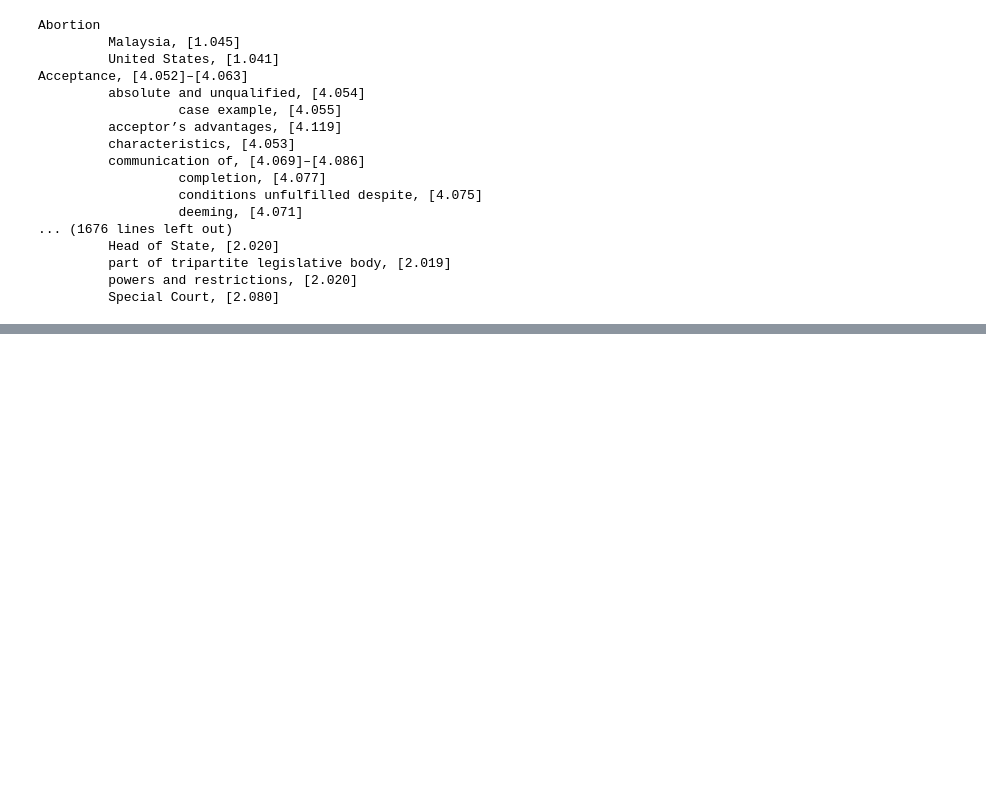
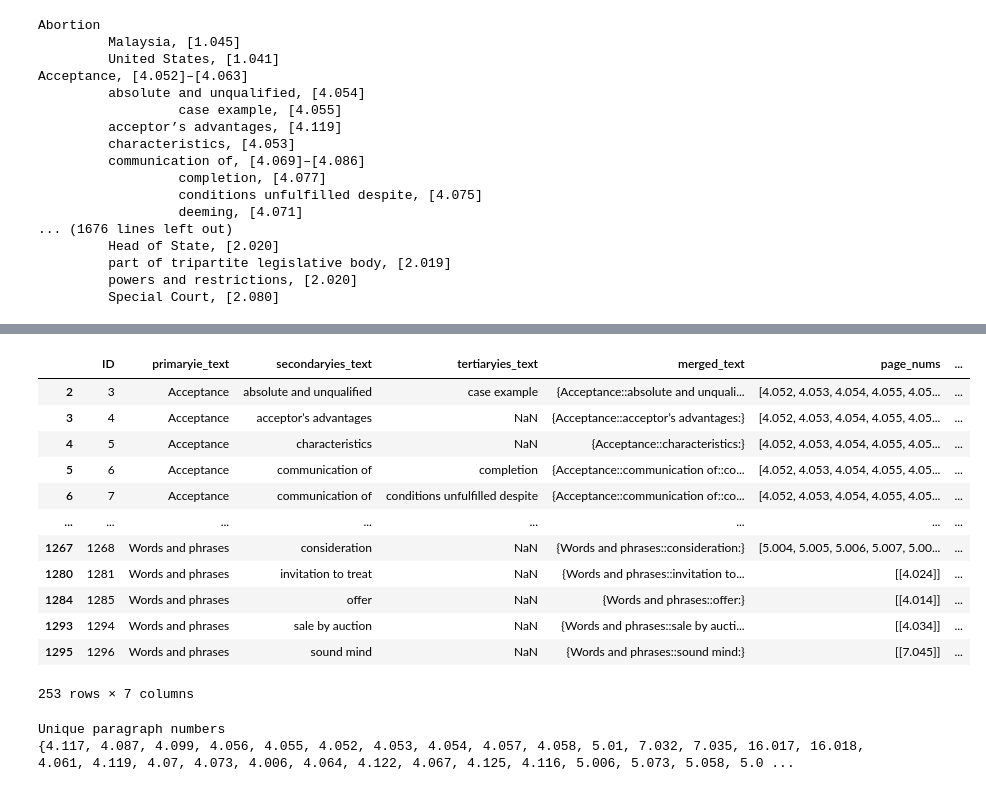
Before and after one commit to christinakang/Legal-Text-Annotation-Web-Application-, a Jupyter notebook: Data Pre-Process Python/index_extraction.ipynb, the cells around one changed output, grey strips where cells are left out. Saved outputs shown, nothing was run; the diff lists cells and outputs as text; code cells hidden in the pictures; blank space fills up the shorter version.

Commit message:
Update the index

```diff
--- a/Data Pre-Process Python/index_extraction.ipynb
+++ b/Data Pre-Process Python/index_extraction.ipynb
@@ -286,0 +275,58 @@ for concept in legal_concepts:
+# %%
+# Function to handle various list formats
+def flatten_and_convert(nums):
+    flattened = []
+    for num in nums:
+        if isinstance(num, list):
+            flattened.extend(num)
+        else:
+            flattened.append(num)
+    return [convert_to_float(num) for num in flattened]
+
+# Function to convert strings to floats and handle possible brackets
+def convert_to_float(num):
+    num = num.strip('[]')
+    try:
+        return float(num)
+    except (ValueError, TypeError):
+        return None
+
+# Convert strings to floats, handling possible single-element lists and string brackets
+new_df2["page_nums_converted"] = new_df2["page_nums"].apply(flatten_and_convert)
+# %%
+# Filter rows based on the range of page_nums_converted
+
+
+filtered_df = new_df2[new_df2["page_nums_converted"].apply(lambda nums: any(4 <= num <= 8 for num in nums if num is not None))]
+
+
+filtered_df.to_csv('all_index_filtered_df.csv',index=False, encoding='utf-8-sig')
+
+filtered_df
+# %% [output]
+|  | ID | primaryie_text | secondaryies_text | tertiaryies_text | merged_text | page_nums | ... |
+| 2 | 3 | Acceptance | absolute and unqualified | case example | {Acceptance::absolute and unquali... | [4.052, 4.053, 4.054, 4.055, 4.05... | ... |
+| 3 | 4 | Acceptance | acceptor’s advantages | NaN | {Acceptance::acceptor’s advantages:} | [4.052, 4.053, 4.054, 4.055, 4.05... | ... |
+| 4 | 5 | Acceptance | characteristics | NaN | {Acceptance::characteristics:} | [4.052, 4.053, 4.054, 4.055, 4.05... | ... |
+| 5 | 6 | Acceptance | communication of | completion | {Acceptance::communication of::co... | [4.052, 4.053, 4.054, 4.055, 4.05... | ... |
+| 6 | 7 | Acceptance | communication of | conditions unfulfilled despite | {Acceptance::communication of::co... | [4.052, 4.053, 4.054, 4.055, 4.05... | ... |
+| ... | ... | ... | ... | ... | ... | ... | ... |
+| 1267 | 1268 | Words and phrases | consideration | NaN | {Words and phrases::consideration:} | [5.004, 5.005, 5.006, 5.007, 5.00... | ... |
+| 1280 | 1281 | Words and phrases | invitation to treat | NaN | {Words and phrases::invitation to... | [[4.024]] | ... |
+| 1284 | 1285 | Words and phrases | offer | NaN | {Words and phrases::offer:} | [[4.014]] | ... |
+| 1293 | 1294 | Words and phrases | sale by auction | NaN | {Words and phrases::sale by aucti... | [[4.034]] | ... |
+| 1295 | 1296 | Words and phrases | sound mind | NaN | {Words and phrases::sound mind:} | [[7.045]] | ... |
+253 rows × 7 columns
+# %%
+# Extract the column values as a list of lists
+list_of_pages = filtered_df['page_nums_converted'].tolist()
+
+# Convert the list of lists to a single set
+merged_set = set(item for sublist in list_of_pages for item in sublist)
+
+# Print or do something with the merged set
+print("Unique paragraph numbers ")
+print(merged_set)
+# %% [output]
+Unique paragraph numbers
+{4.117, 4.087, 4.099, 4.056, 4.055, 4.052, 4.053, 4.054, 4.057, 4.058, 5.01, 7.032, 7.035, 16.017, 16.018, 4.061, 4.119, 4.07, 4.073, 4.006, 4.064, 4.122, 4.067, 4.125, 4.116, 5.006, 5.073, 5.058, 5.0 ...
```
Also changed, not shown: parts of 18 cells of this notebook, 6 other files.
